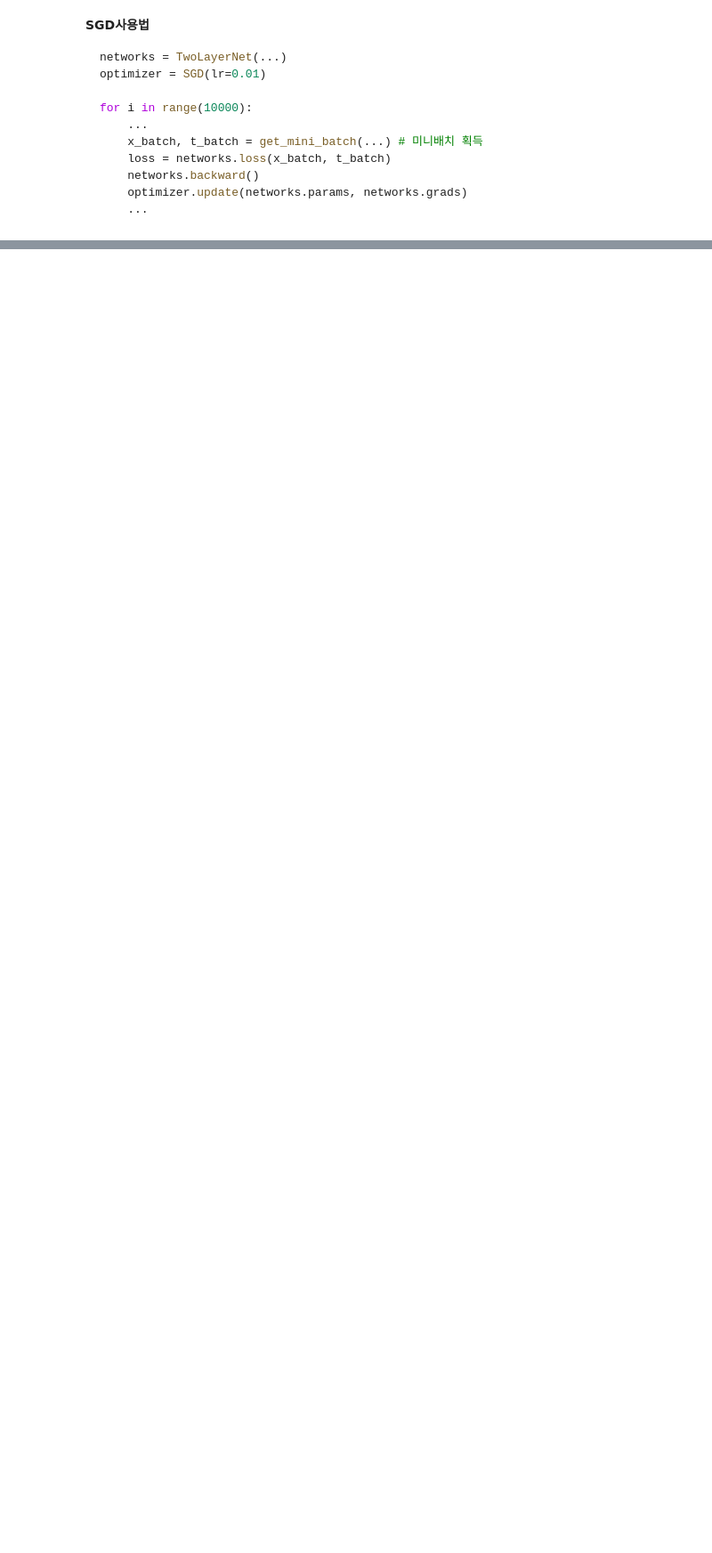
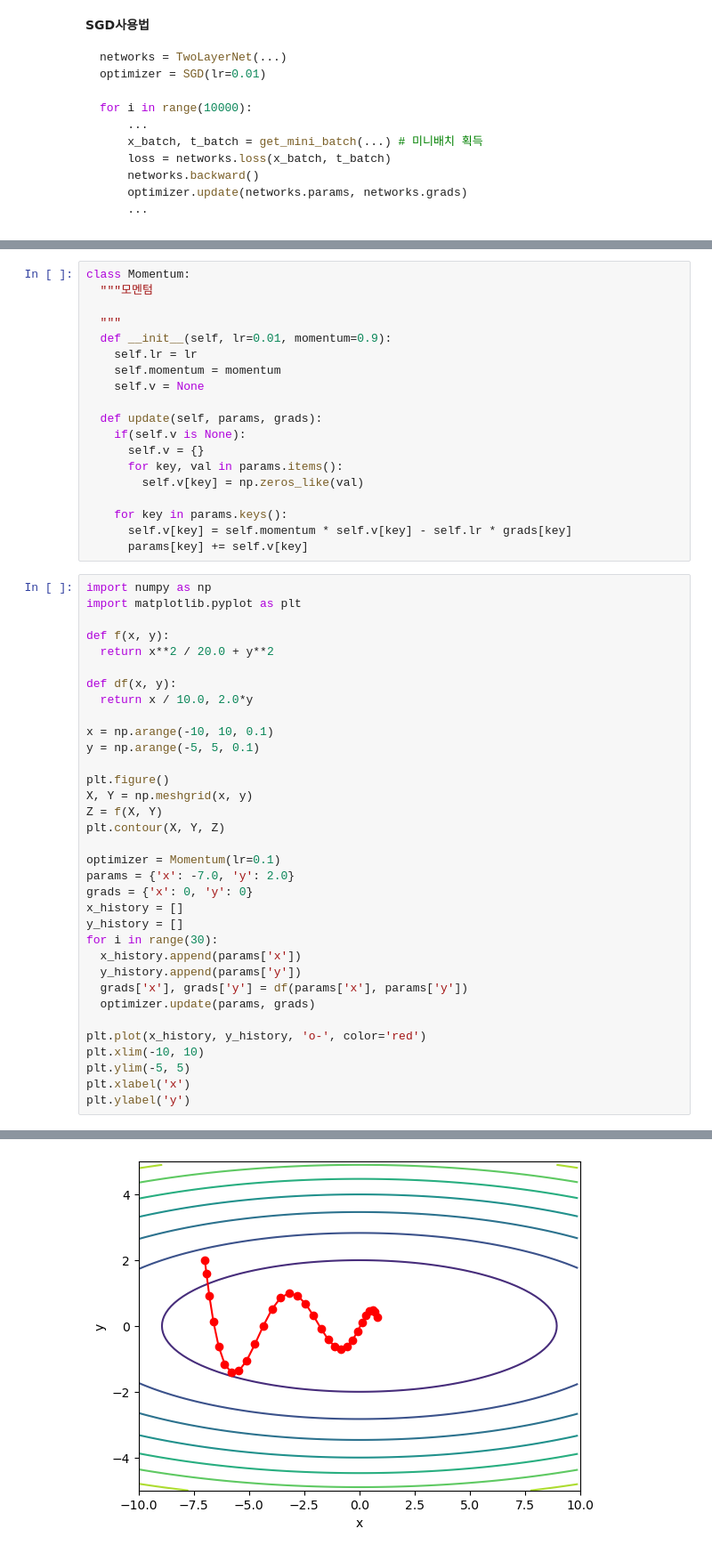
Before and after one commit to asanobm/deep-learning, a Jupyter notebook: 밑바닥부터 시작하는 딥러닝 1/6_학습관련기술.ipynb, the cells around one changed output, grey strips where cells are left out. Shown at 89% size. Cells and saved outputs as stored; diff of their text form; blank space fills up the shorter version.

```diff
--- a/밑바닥부터 시작하는 딥러닝 1/6_학습관련기술.ipynb
+++ b/밑바닥부터 시작하는 딥러닝 1/6_학습관련기술.ipynb
@@ -46,0 +131,54 @@ for i in range(10000):
+# %%
+class Momentum:
+  """모멘텀
+
+  """
+  def __init__(self, lr=0.01, momentum=0.9):
+    self.lr = lr
+    self.momentum = momentum
+    self.v = None
+
+  def update(self, params, grads):
+    if(self.v is None):
+      self.v = {}
+      for key, val in params.items():
+        self.v[key] = np.zeros_like(val)
+
+    for key in params.keys():
+      self.v[key] = self.momentum * self.v[key] - self.lr * grads[key]
+      params[key] += self.v[key]
+# %%
+import numpy as np
+import matplotlib.pyplot as plt
+
+def f(x, y):
+  return x**2 / 20.0 + y**2
+
+def df(x, y):
+  return x / 10.0, 2.0*y
+
+x = np.arange(-10, 10, 0.1)
+y = np.arange(-5, 5, 0.1)
+
+plt.figure()
+X, Y = np.meshgrid(x, y)
+Z = f(X, Y)
+plt.contour(X, Y, Z)
+
+optimizer = Momentum(lr=0.1)
+params = {'x': -7.0, 'y': 2.0}
+grads = {'x': 0, 'y': 0}
+x_history = []
+y_history = []
+for i in range(30):
+  x_history.append(params['x'])
+  y_history.append(params['y'])
+  grads['x'], grads['y'] = df(params['x'], params['y'])
+  optimizer.update(params, grads)
+
+plt.plot(x_history, y_history, 'o-', color='red')
+plt.xlim(-10, 10)
+plt.ylim(-5, 5)
+plt.xlabel('x')
+plt.ylabel('y')
+# %% [output]
@@ -46,0 +186 @@ for i in range(10000):
+[figure, added]
```
Also changed, not shown: parts of 36 cells of this notebook.
